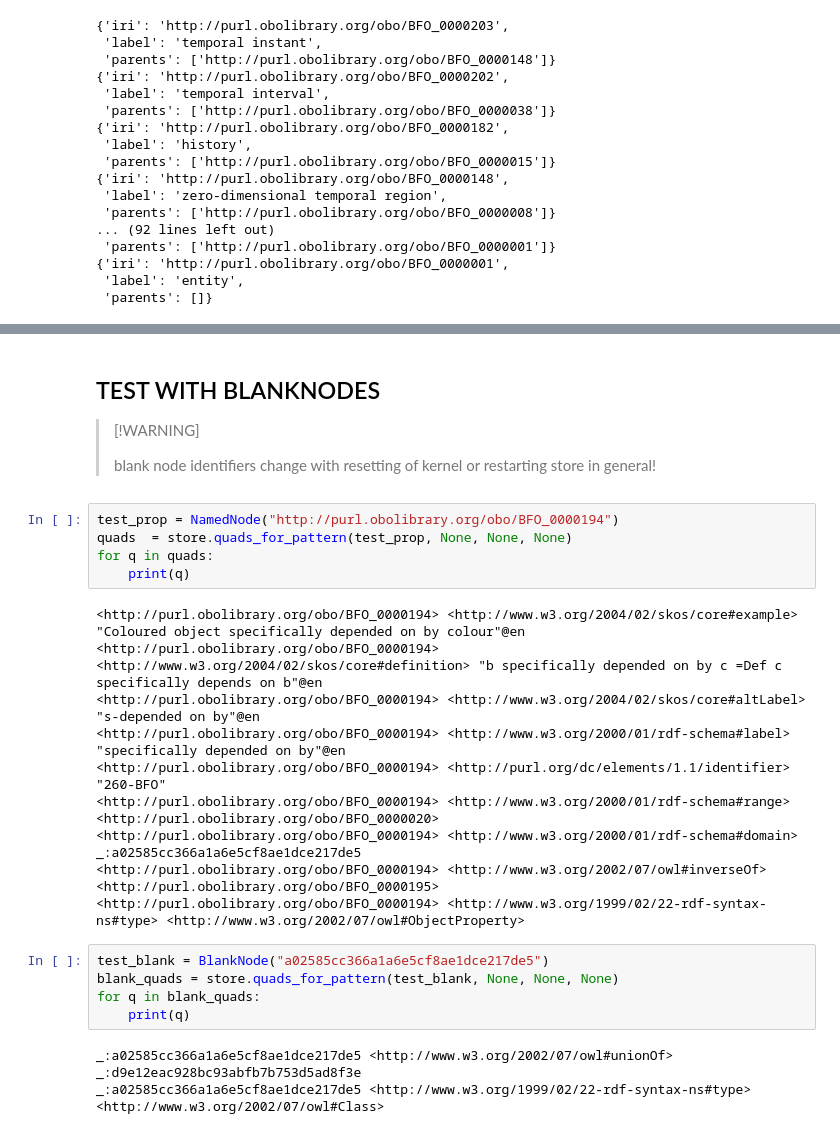
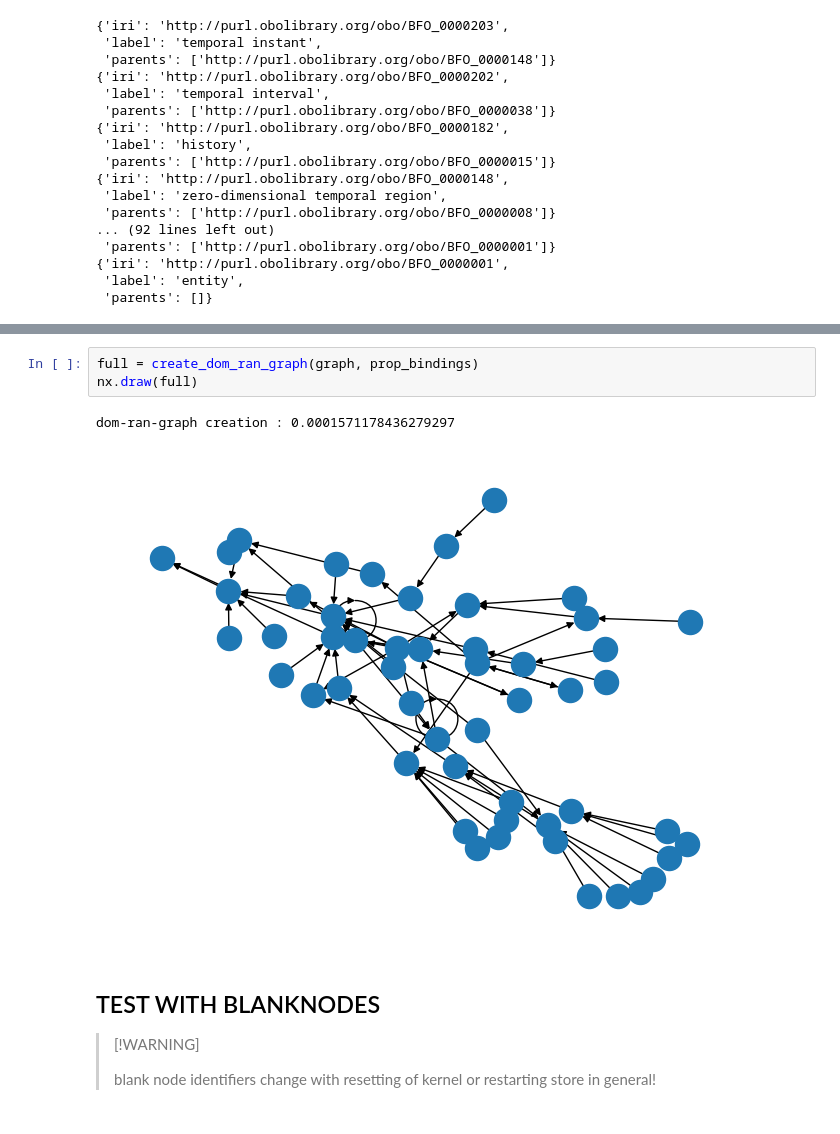
Before and after one commit to SamirKipper/Ontopo, a Jupyter notebook: src/test.ipynb, the cells around one changed output, grey strips where cells are left out. Drawn from its saved outputs; the diff is of its cells as text.

Commit message:
have dom ran, todo: handle blanks correctly

```diff
--- a/src/test.ipynb
+++ b/src/test.ipynb
@@ -65,29 +103,12 @@ nx.draw(graph)
+# %%
+full = create_dom_ran_graph(graph, prop_bindings)
+nx.draw(full)
+# %% [output]
+dom-ran-graph creation : 0.0001571178436279297
+[figure, added]
 # %% [markdown]
 ## TEST WITH BLANKNODES
 
 >[!WARNING]
 >
 >blank node identifiers change with resetting of kernel or restarting store in general!
-# %%
-test_prop = NamedNode("http://purl.obolibrary.org/obo/BFO_0000194")
-quads  = store.quads_for_pattern(test_prop, None, None, None)
-for q in quads:
-    print(q)
-# %% [output]
-<http://purl.obolibrary.org/obo/BFO_0000194> <http://www.w3.org/2004/02/skos/core#example> "Coloured object specifically depended on by colour"@en
-<http://purl.obolibrary.org/obo/BFO_0000194> <http://www.w3.org/2004/02/skos/core#definition> "b specifically depended on by c =Def c specifically depends on b"@en
-<http://purl.obolibrary.org/obo/BFO_0000194> <http://www.w3.org/2004/02/skos/core#altLabel> "s-depended on by"@en
-<http://purl.obolibrary.org/obo/BFO_0000194> <http://www.w3.org/2000/01/rdf-schema#label> "specifically depended on by"@en
-<http://purl.obolibrary.org/obo/BFO_0000194> <http://purl.org/dc/elements/1.1/identifier> "260-BFO"
-<http://purl.obolibrary.org/obo/BFO_0000194> <http://www.w3.org/2000/01/rdf-schema#range> <http://purl.obolibrary.org/obo/BFO_0000020>
-<http://purl.obolibrary.org/obo/BFO_0000194> <http://www.w3.org/2000/01/rdf-schema#domain> _:a02585cc366a1a6e5cf8ae1dce217de5
-<http://purl.obolibrary.org/obo/BFO_0000194> <http://www.w3.org/2002/07/owl#inverseOf> <http://purl.obolibrary.org/obo/BFO_0000195>
-<http://purl.obolibrary.org/obo/BFO_0000194> <http://www.w3.org/1999/02/22-rdf-syntax-ns#type> <http://www.w3.org/2002/07/owl#ObjectProperty>
-# %%
-test_blank = BlankNode("a02585cc366a1a6e5cf8ae1dce217de5")
-blank_quads = store.quads_for_pattern(test_blank, None, None, None)
-for q in blank_quads:
-    print(q)
-# %% [output]
-_:a02585cc366a1a6e5cf8ae1dce217de5 <http://www.w3.org/2002/07/owl#unionOf> _:d9e12eac928bc93abfb7b753d5ad8f3e
-_:a02585cc366a1a6e5cf8ae1dce217de5 <http://www.w3.org/1999/02/22-rdf-syntax-ns#type> <http://www.w3.org/2002/07/owl#Class>
```
Also changed, not shown: parts of 6 cells of this notebook, 3 other files.
